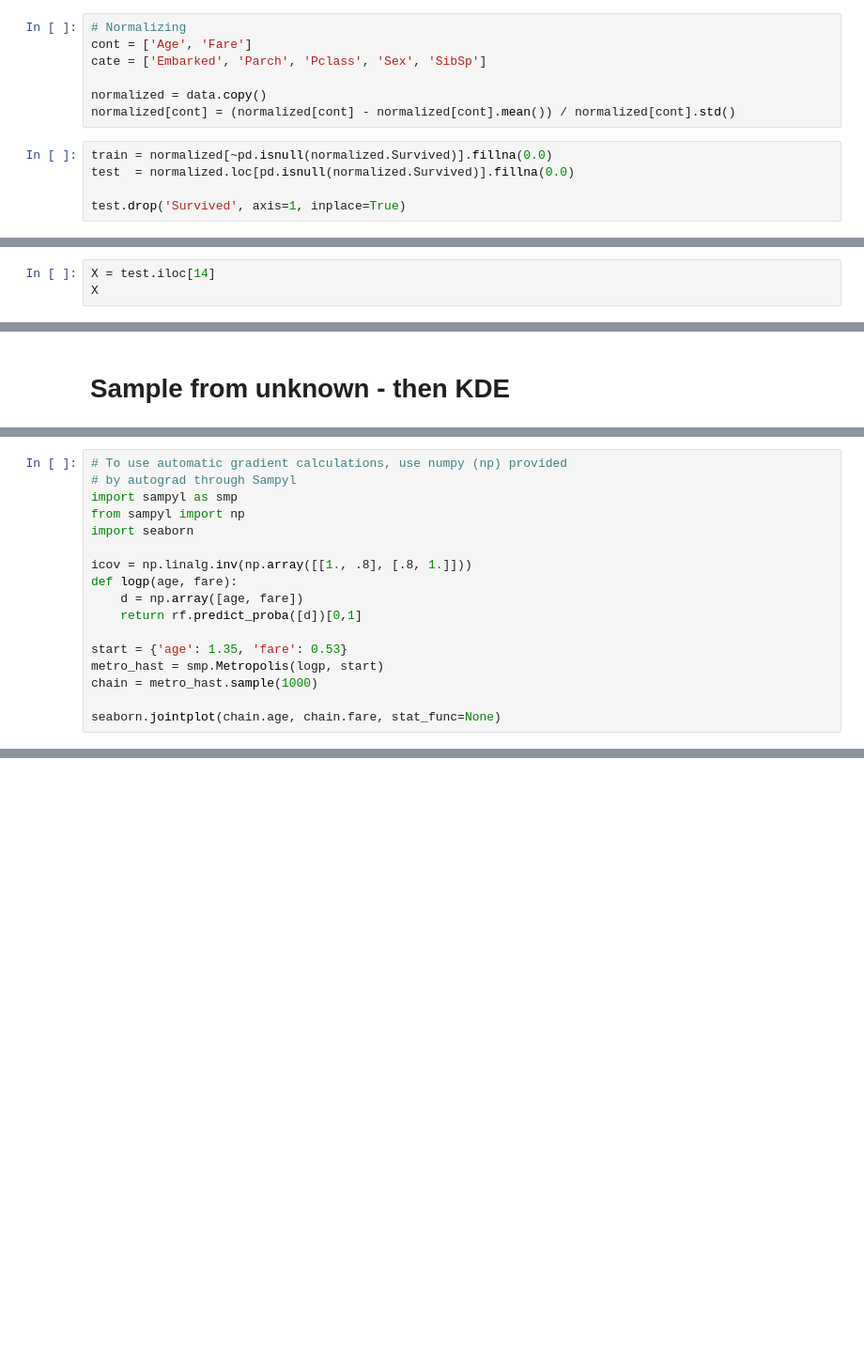
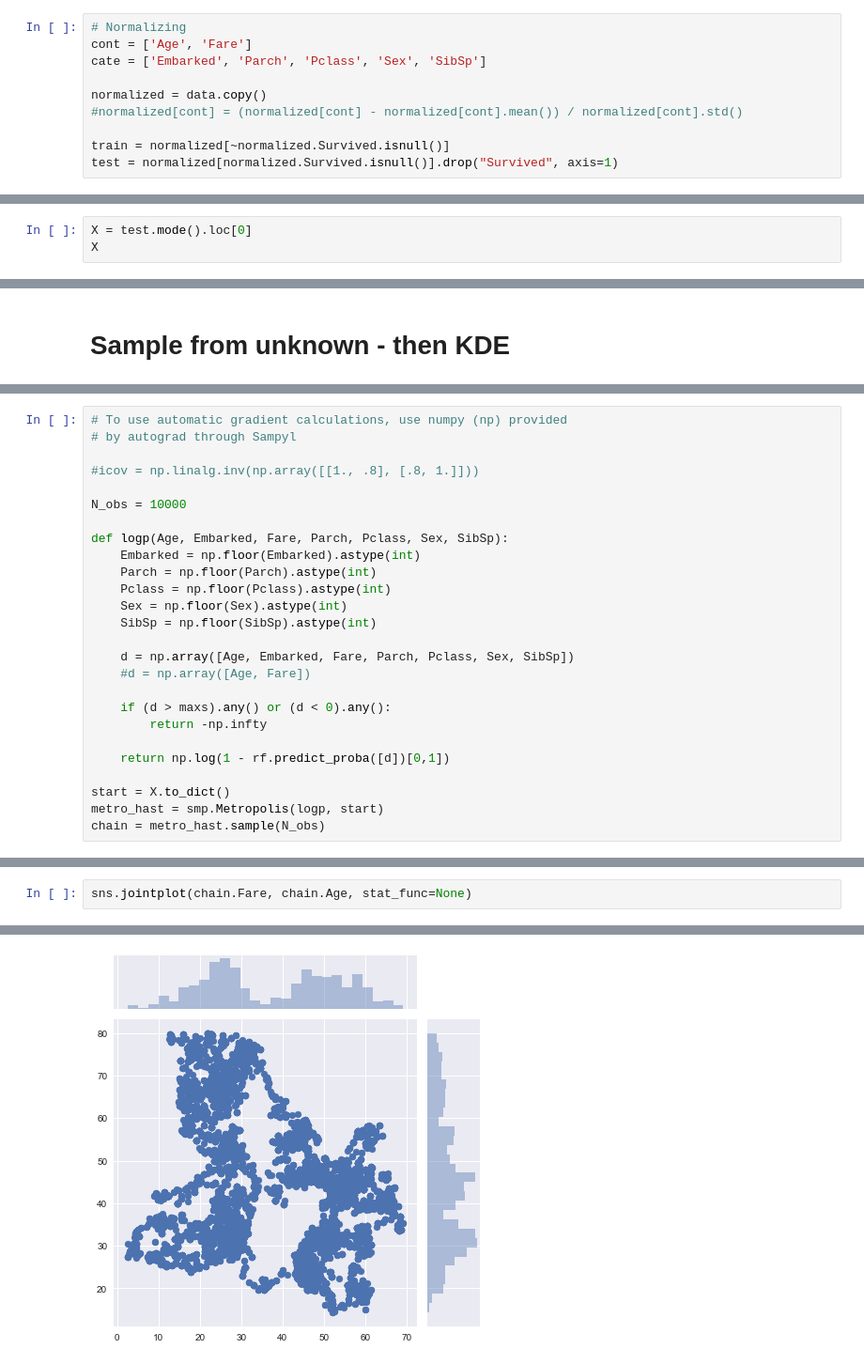
Before and after one commit to marcbllv/masterthesis, a Jupyter notebook: notebooks/Parzen experiments.ipynb, the cells around one changed output, grey strips where cells are left out. Shown at 94% size. Cells and saved outputs as stored; diff of their text form; blank space fills up the shorter version.

```diff
--- a/notebooks/Parzen experiments.ipynb
+++ b/notebooks/Parzen experiments.ipynb
@@ -27,10 +44,8 @@ cont = ['Age', 'Fare']
 cate = ['Embarked', 'Parch', 'Pclass', 'Sex', 'SibSp']
 
 normalized = data.copy()
-normalized[cont] = (normalized[cont] - normalized[cont].mean()) / normalized[cont].std()
+#normalized[cont] = (normalized[cont] - normalized[cont].mean()) / normalized[cont].std()
+
+train = normalized[~normalized.Survived.isnull()]
+test = normalized[normalized.Survived.isnull()].drop("Survived", axis=1)
-# %%
-train = normalized[~pd.isnull(normalized.Survived)].fillna(0.0)
-test  = normalized.loc[pd.isnull(normalized.Survived)].fillna(0.0)
-
-test.drop('Survived', axis=1, inplace=True)
 # %%
@@ -46,6 +59,6 @@ preds = rf.predict(test)
 # %% [markdown]
 ### Kernel density estimation
 # %%
-X = test.iloc[14]
+X = test.mode().loc[0]
 X
 # %% [output]
@@ -83,18 +79,27 @@ rf.predict_proba([[23, 150]])[0,1]
 # %%
 # To use automatic gradient calculations, use numpy (np) provided
 # by autograd through Sampyl
-import sampyl as smp
-from sampyl import np
-import seaborn
 
-icov = np.linalg.inv(np.array([[1., .8], [.8, 1.]]))
-def logp(age, fare):
-    d = np.array([age, fare])
-    return rf.predict_proba([d])[0,1]
+#icov = np.linalg.inv(np.array([[1., .8], [.8, 1.]]))
 
-start = {'age': 1.35, 'fare': 0.53}
+N_obs = 10000
+
+def logp(Age, Embarked, Fare, Parch, Pclass, Sex, SibSp):
+    Embarked = np.floor(Embarked).astype(int)
+    Parch = np.floor(Parch).astype(int)
+    Pclass = np.floor(Pclass).astype(int)
+    Sex = np.floor(Sex).astype(int)
+    SibSp = np.floor(SibSp).astype(int)
+
+    d = np.array([Age, Embarked, Fare, Parch, Pclass, Sex, SibSp])
+    #d = np.array([Age, Fare])
+
+    if (d > maxs).any() or (d < 0).any():
+        return -np.infty
+
+    return np.log(1 - rf.predict_proba([d])[0,1])
+
+start = X.to_dict()
 metro_hast = smp.Metropolis(logp, start)
-chain = metro_hast.sample(1000)
-
-seaborn.jointplot(chain.age, chain.fare, stat_func=None)
+chain = metro_hast.sample(N_obs)
 # %% [output]
@@ -102,0 +108,3 @@ KeyboardInterrupt:
+# %%
+sns.jointplot(chain.Fare, chain.Age, stat_func=None)
+# %% [output]
@@ -102,0 +112 @@ KeyboardInterrupt:
+[figure, added]
```
Also changed, not shown: parts of 18 cells of this notebook, 14 other files.
